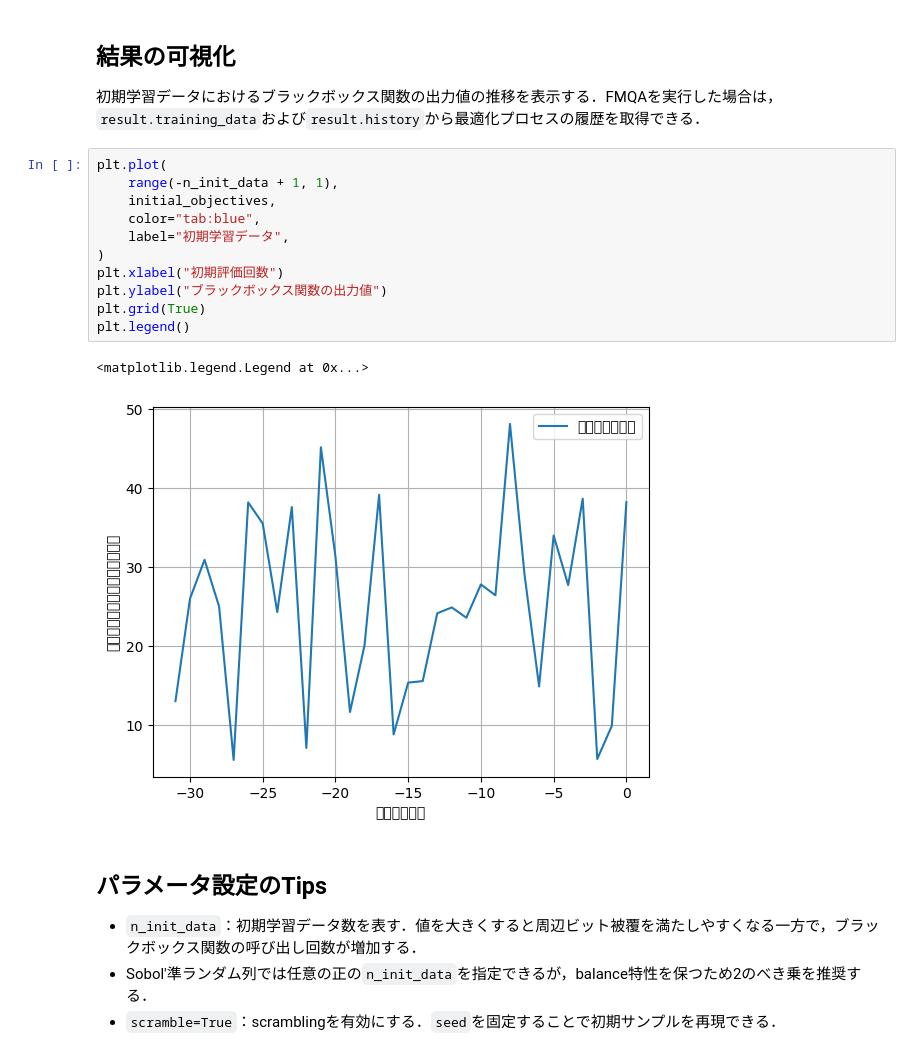
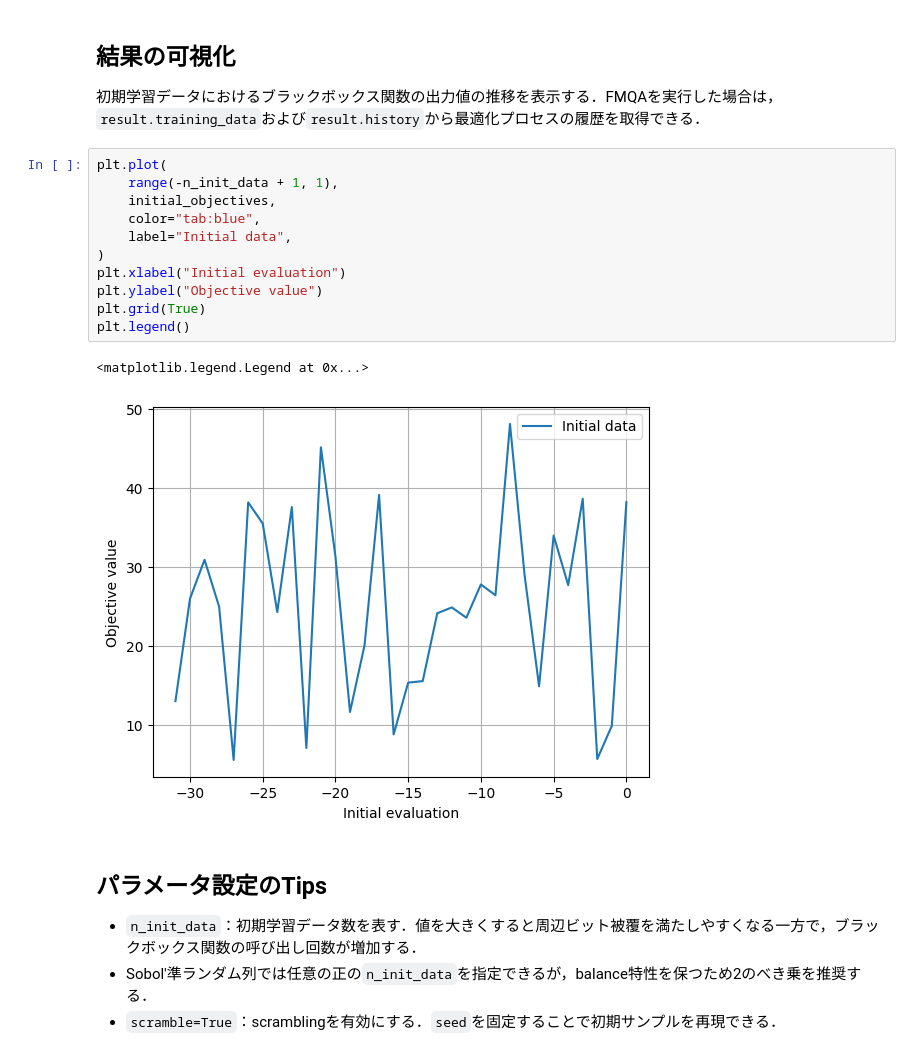
Before and after one commit to taiga-hayashi/amplify-bbopt-ext, a Jupyter notebook: examples/lhs_sobol_fmqa.ipynb, the cells around one changed output. Drawn from its saved outputs; the diff is of its cells as text.

```diff
--- a/examples/lhs_sobol_fmqa.ipynb
+++ b/examples/lhs_sobol_fmqa.ipynb
@@ -213,17 +215,17 @@ FMQAの実行をスキップした．Amplify AE環境ではrun_fmqa=Trueに設
 # %%
 plt.plot(
     range(-n_init_data + 1, 1),
     initial_objectives,
     color="tab:blue",
-    label="初期学習データ",
+    label="Initial data",
 )
-plt.xlabel("初期評価回数")
-plt.ylabel("ブラックボックス関数の出力値")
+plt.xlabel("Initial evaluation")
+plt.ylabel("Objective value")
 plt.grid(True)
 plt.legend()
 # %% [output]
 <matplotlib.legend.Legend at 0x...>
-[figure, old version]
+[figure, new version]
 # %% [markdown]
 ## パラメータ設定のTips
 
```
Also changed, not shown: parts of 2 cells of this notebook.
